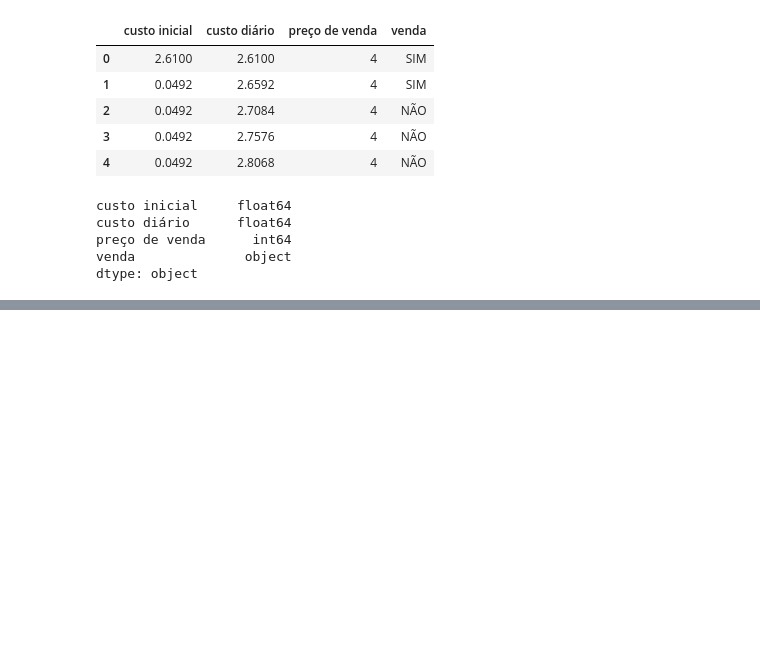
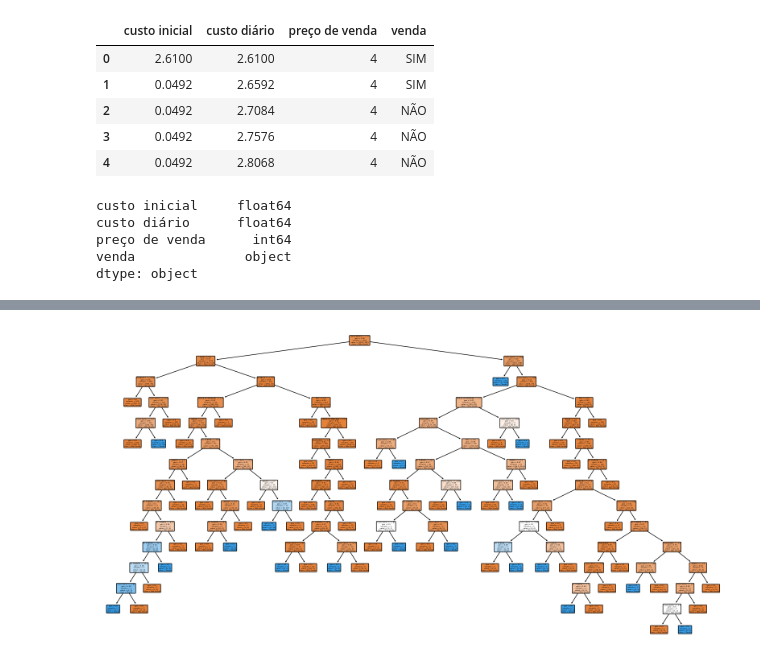
Before and after one commit to leaop/Graduation, a Jupyter notebook: 5 semestre/PIC/projeto.ipynb, the cells around one changed output, grey strips where cells are left out. Saved outputs shown, nothing was run; the diff lists cells and outputs as text; code cells hidden in the pictures; blank space fills up the shorter version.

```diff
--- a/5 semestre/PIC/projeto.ipynb
+++ b/5 semestre/PIC/projeto.ipynb
@@ -1302,7 +1302,7 @@ dtype: object
 df_preco['preço de venda'] = df_preco['preço de venda'].astype('float64')
 
 # Convertendo 'venda' para valores binários
-df_preco['venda'] = df_preco['venda'].map({'sim': 1, 'não': 0})
+df_preco['venda'] = df_preco['venda'].map({'SIM': 1, 'NÃO': 0})
 # %%
 
 # Unindo os dataframes
@@ -1389,0 +1400,14 @@ ValueError: Input y contains NaN.
+# %%
+from sklearn.tree import plot_tree
+import matplotlib.pyplot as plt
+
+# Supondo que 'model' é o seu modelo RandomForest treinado
+estimator = model.estimators_[5]  # Escolhendo a sexta árvore como exemplo
+
+# Visualizando a árvore com plot_tree
+plt.figure(figsize=(20, 10))  # Ajuste o tamanho conforme necessário
+plot_tree(estimator, feature_names=X_train.columns, class_names=['Não Venda', 'Venda'],
+          filled=True, rounded=True, proportion=False, precision=2)
+plt.show()
+# %% [output]
+[figure, added]
```
Also changed, not shown: parts of 10 cells of this notebook.
